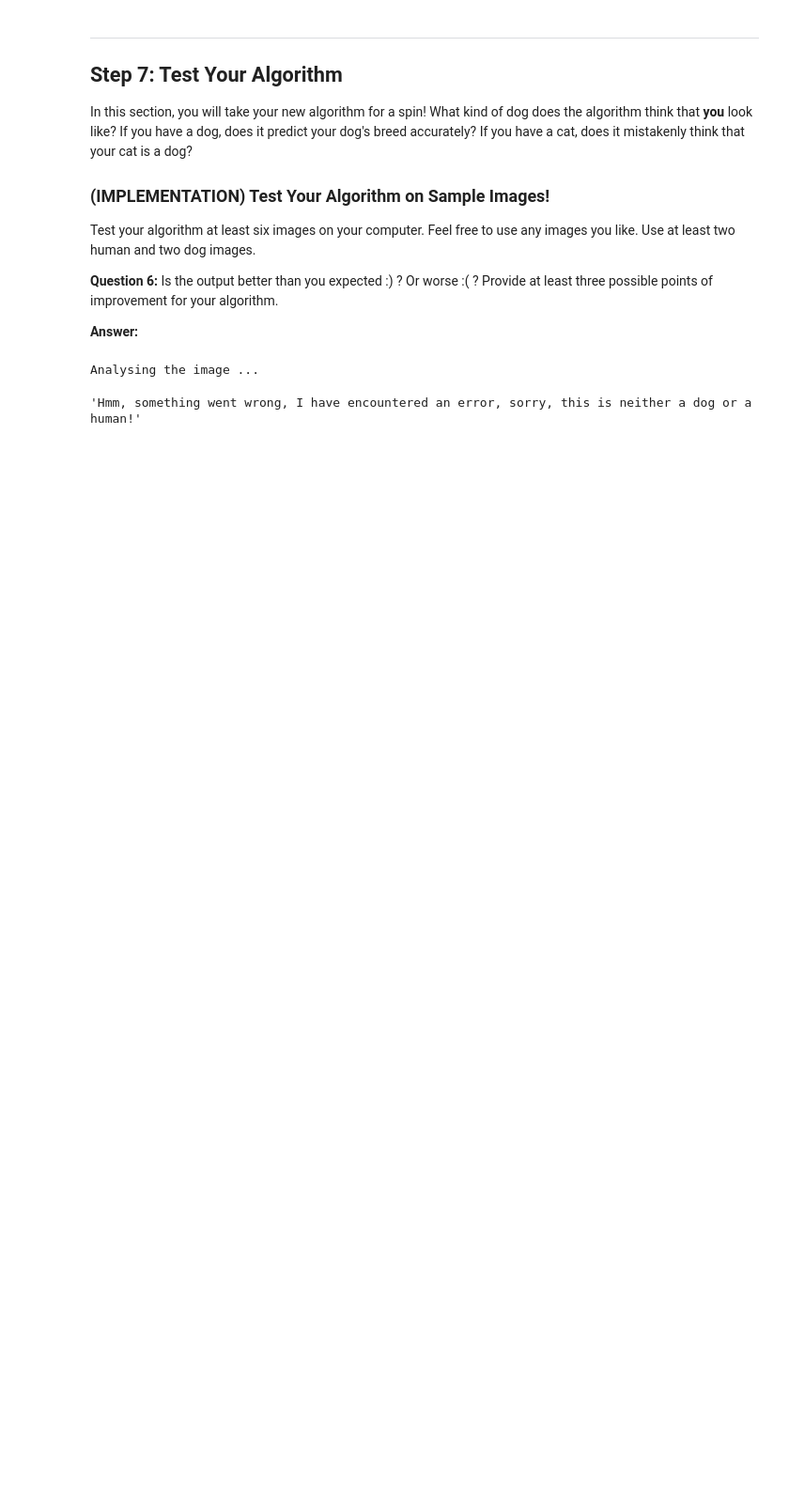
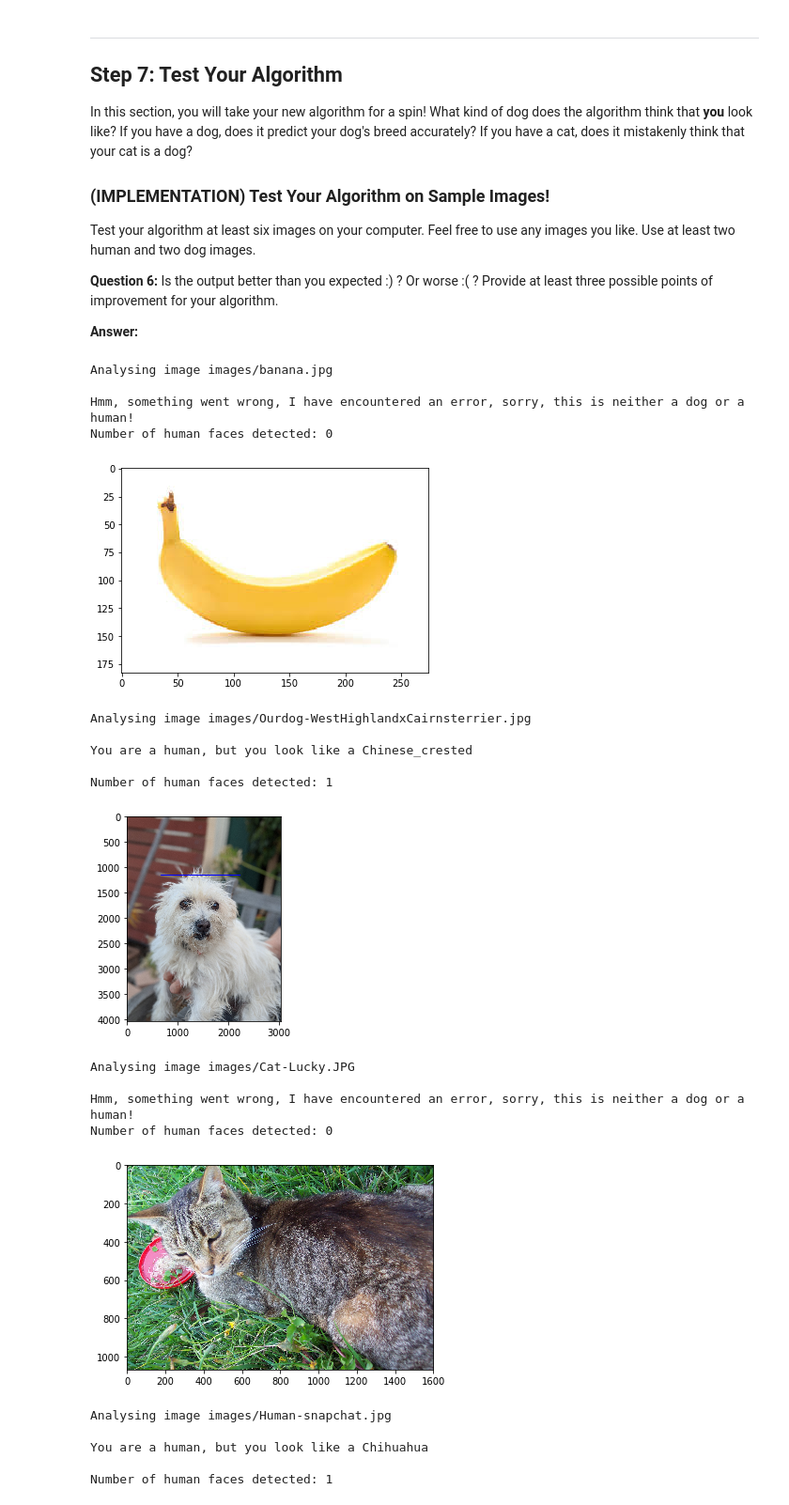
Before and after one commit to Steve--Hunter/dog-project, a Jupyter notebook: dog_app.ipynb, the cells around one changed output. Shown at 94% size. Saved outputs shown, nothing was run; the diff lists cells and outputs as text; code cells hidden in the pictures; blank space fills up the shorter version.

```diff
--- a/dog_app.ipynb
+++ b/dog_app.ipynb
@@ -912,6 +834,11 @@ face_cascade = cv2.CascadeClassifier('haarcascades/haarcascade_frontalface_alt.x
 # %%
 ### TODO: Write your algorithm.
 ### Feel free to use as many code cells as needed.
+
+import cv2
+import matplotlib.pyplot as plt
+%matplotlib inline
+
 def dog_human_detector(img_path):
     # load color (BGR) image
     # 3 sample images, human, dog and not-dog/not-human
@@ -934,17 +861,35 @@ def dog_human_detector(img_path):
     if neither is detected in the image, provide output that indicates an error.
     '''
 
-    print('Analysing the image ...')
+
     predict_breed = DogResnet50Data_predict_breed(img_path)
     #print('img_path:',img_path)
     #print('Number of faces detected:', len(faces))
     #print(predict_breed)
 
     if len(faces)==0 and dog_detector(img_path): #no human faces, and dog detector finds dog, assume a dog
-        return('You are a dog ... I predict your breed is a',predict_breed)
+        return_string = 'You are a dog ... I predict your breed is a ' + predict_breed + '\n'
+        return(return_string)
     elif len(faces)==1: # one human face found, see what kind of dog this is like
-          return('You are a human, but you look like a',predict_breed)
+            return_string = 'You are a human, but you look like a ' + predict_breed + '\n'
+            return(return_string)
     else: return('Hmm, something went wrong, I have encountered an error, sorry, this is neither a dog or a human!')
+
+def display_image(img):
+
+    # extract pre-trained face detector
+    face_cascade = cv2.CascadeClassifier('haarcascades/haarcascade_frontalface_alt.xml')
+
+    # load color (BGR) image
+    img = cv2.imread(img)
+    # convert BGR image to grayscale
+    gray = cv2.cvtColor(img, cv2.COLOR_BGR2GRAY)
+
+    # find faces in image
+    faces = face_cascade.detectMultiScale(gray)
+
+    # print number of faces detected in the image
+    print('Number of human faces detected:', len(faces))
 
     # get bounding box for each detected face
     for (x,y,w,h) in faces:
@@ -974,18 +919,48 @@ __Answer:__
 # %%
 ## TODO: Execute your algorithm from Step 6 on
 ## at least 6 images on your computer.
 ## Feel free to use as many code cells as needed.
 
-dog_human_detector('images/banana.jpg')
+image_list = ['images/banana.jpg', 'images/Ourdog-WestHighlandxCairnsterrier.jpg', 'images/Cat-Lucky.JPG',
+             'images/Human-snapchat.jpg', 'images/Dogandhuman.jpg', 'images/American_water_spaniel_00648.jpg',
+             'images/me.jpg', 'images/Welsh_springer_spaniel_08203.jpg', 'images/Brittany_02625.jpg']
+#dog_human_detector('images/banana.jpg')
 
 #dog_human_detector('images/Ourdog-WestHighlandxCairnsterrier.jpg')
 #dog_human_detector('images/Cat-Lucky.JPG')
 #dog_human_detector('images/me.jpg')
 #dog_human_detector('images/Human-snapchat.jpg')
 #dog_human_detector('images/Dogandhuman.jpg')
 #dog_human_detector('images/American_water_spaniel_00648.jpg')
 #dog_human_detector('images/Welsh_springer_spaniel_08203.jpg')
 #dog_human_detector('images/Brittany_02625.jpg')
+
+
+for face in image_list:
+    print('\n\nAnalysing image', face, '\n')
+    # tell user whether image is dog/human+breed prediction or error
+    print(dog_human_detector(face))
+    # show the image, so users can check
+    display_image(face)
 # %% [output]
-Analysing the image ...
+Analysing image images/banana.jpg
+
+Hmm, something went wrong, I have encountered an error, sorry, this is neither a dog or a human!
+Number of human faces detected: 0
+[figure, added]
-'Hmm, something went wrong, I have encountered an error, sorry, this is neither a dog or a human!'
+Analysing image images/Ourdog-WestHighlandxCairnsterrier.jpg
+
+You are a human, but you look like a Chinese_crested
+
+Number of human faces detected: 1
+[figure, added]
+Analysing image images/Cat-Lucky.JPG
+
+Hmm, something went wrong, I have encountered an error, sorry, this is neither a dog or a human!
+Number of human faces detected: 0
+[figure, added]
+Analysing image images/Human-snapchat.jpg
+
+You are a human, but you look like a Chihuahua
+
+Number of human faces detected: 1
```
Also changed, not shown: parts of 22 cells of this notebook, 3 other files.
